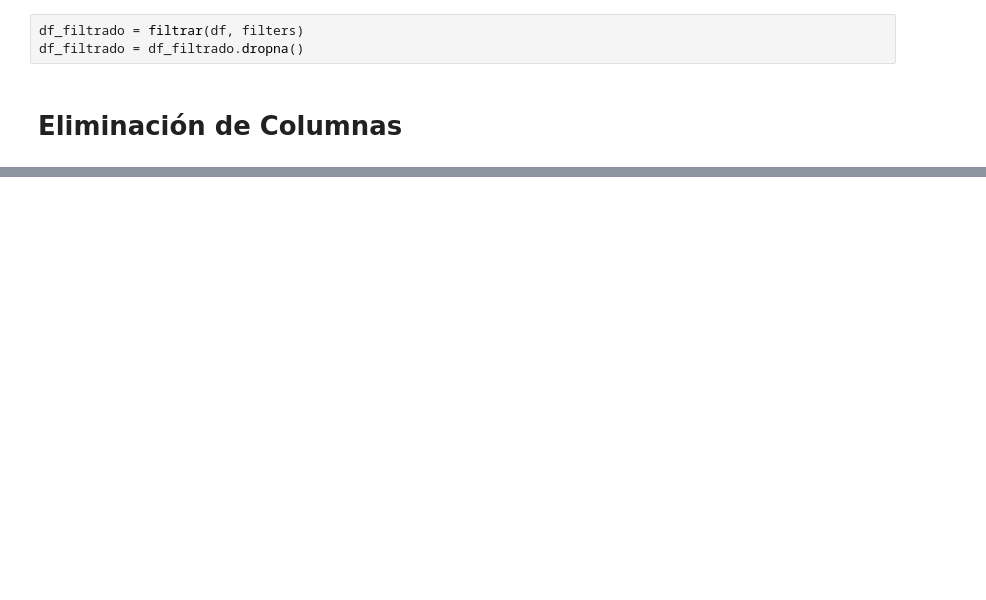
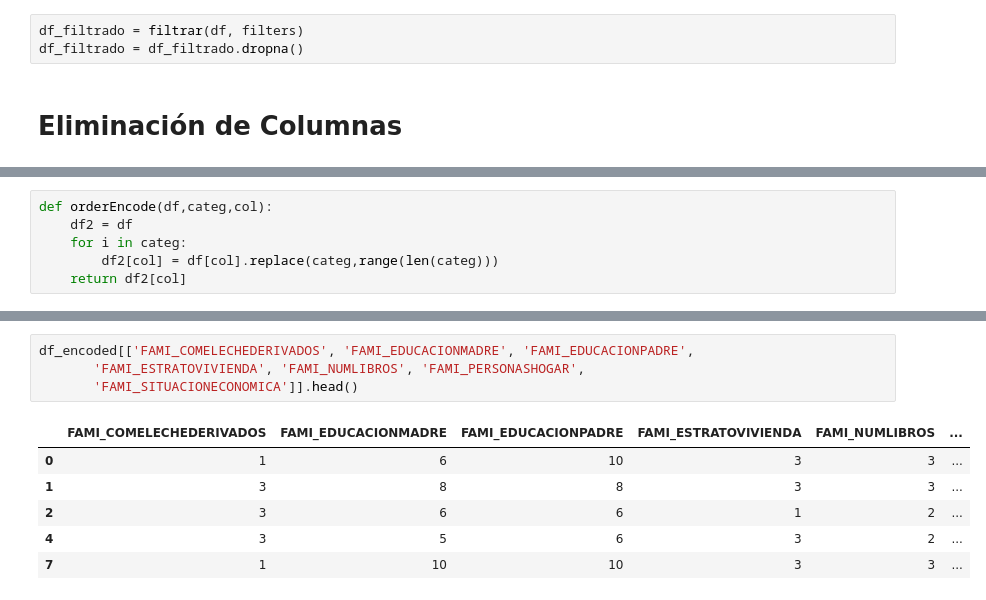
Before and after one commit to juanjaramillo98/Seminario, a Jupyter notebook: momentos_evaluativos/ME03-G02-1216727112-1152706601/ME03-G02-notebook.ipynb, the cells around one changed output, grey strips where cells are left out. Saved outputs shown, nothing was run; the diff lists cells and outputs as text; blank space fills up the shorter version.

```diff
--- a/momentos_evaluativos/ME03-G02-1216727112-1152706601/ME03-G02-notebook.ipynb
+++ b/momentos_evaluativos/ME03-G02-1216727112-1152706601/ME03-G02-notebook.ipynb
@@ -404,0 +437,6 @@ Name: FAMI_TRABAJOLABORMADRE, dtype: object
+# %%
+def orderEncode(df,categ,col):
+    df2 = df
+    for i in categ:
+        df2[col] = df[col].replace(categ,range(len(categ)))
+    return df2[col]
@@ -404,0 +541,11 @@ Name: FAMI_TRABAJOLABORMADRE, dtype: object
+# %%
+df_encoded[['FAMI_COMELECHEDERIVADOS', 'FAMI_EDUCACIONMADRE', 'FAMI_EDUCACIONPADRE',
+       'FAMI_ESTRATOVIVIENDA', 'FAMI_NUMLIBROS', 'FAMI_PERSONASHOGAR',
+       'FAMI_SITUACIONECONOMICA']].head()
+# %% [output]
+|  | FAMI_COMELECHEDERIVADOS | FAMI_EDUCACIONMADRE | FAMI_EDUCACIONPADRE | FAMI_ESTRATOVIVIENDA | FAMI_NUMLIBROS | ... |
+| 0 | 1 | 6 | 10 | 3 | 3 | ... |
+| 1 | 3 | 8 | 8 | 3 | 3 | ... |
+| 2 | 3 | 6 | 6 | 1 | 2 | ... |
+| 4 | 3 | 5 | 6 | 3 | 2 | ... |
+| 7 | 1 | 10 | 10 | 3 | 3 | ... |
```
Also changed, not shown: parts of 19 cells of this notebook.
